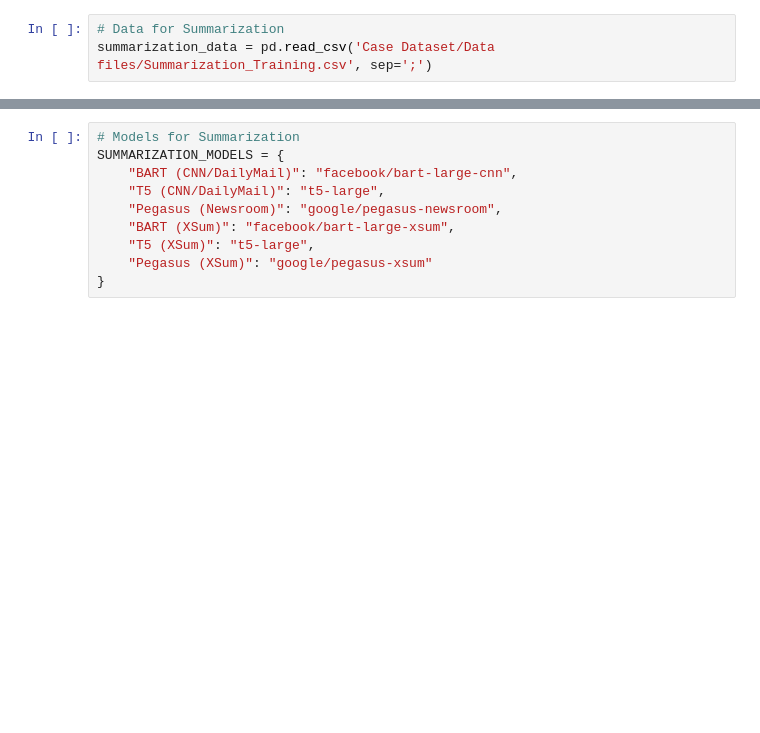
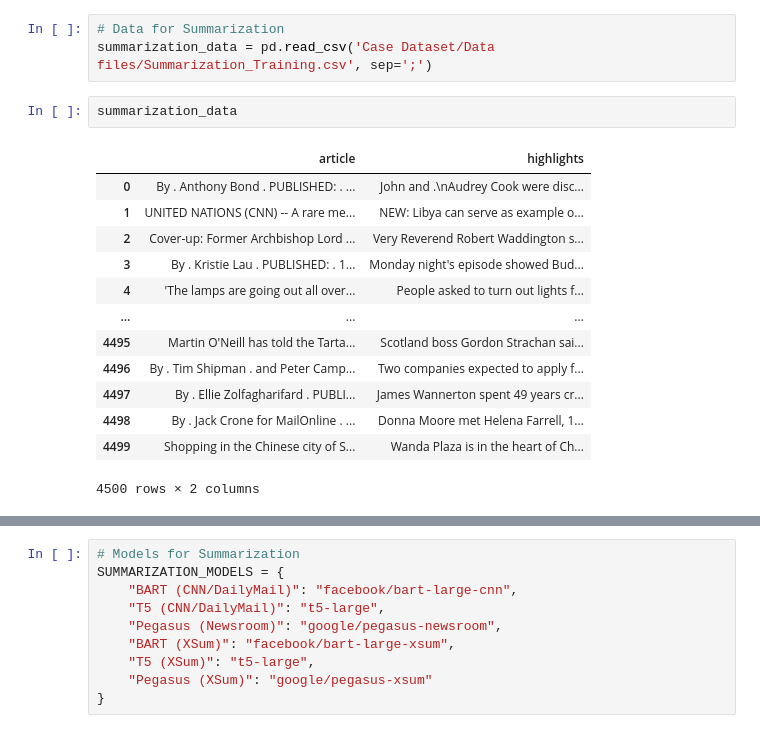
Before and after one commit to Natural-Language-Processing-SS24/task1, a Jupyter notebook: Sandbox.ipynb, the cells around one changed output, grey strips where cells are left out. Drawn from its saved outputs; the diff is of its cells as text; blank space fills up the shorter version.

```diff
--- a/Sandbox.ipynb
+++ b/Sandbox.ipynb
@@ -13,4 +97,20 @@ translation_data = pd.read_csv('Case Dataset/Data files/Translation_Training.csv
 # %%
 # Data for Summarization
 summarization_data = pd.read_csv('Case Dataset/Data files/Summarization_Training.csv', sep=';')
+# %%
+summarization_data
+# %% [output]
+|  | article | highlights |
+| 0 | By . Anthony Bond . PUBLISHED: . ... | John and .\nAudrey Cook were disc... |
+| 1 | UNITED NATIONS (CNN) -- A rare me... | NEW: Libya can serve as example o... |
+| 2 | Cover-up: Former Archbishop Lord ... | Very Reverend Robert Waddington s... |
+| 3 | By . Kristie Lau . PUBLISHED: . 1... | Monday night's episode showed Bud... |
+| 4 | 'The lamps are going out all over... | People asked to turn out lights f... |
+| ... | ... | ... |
+| 4495 | Martin O'Neill has told the Tarta... | Scotland boss Gordon Strachan sai... |
+| 4496 | By . Tim Shipman . and Peter Camp... | Two companies expected to apply f... |
+| 4497 | By . Ellie Zolfagharifard . PUBLI... | James Wannerton spent 49 years cr... |
+| 4498 | By . Jack Crone for MailOnline . ... | Donna Moore met Helena Farrell, 1... |
+| 4499 | Shopping in the Chinese city of S... | Wanda Plaza is in the heart of Ch... |
+4500 rows × 2 columns
 # %%
```
Also changed, not shown: parts of 13 cells of this notebook.
